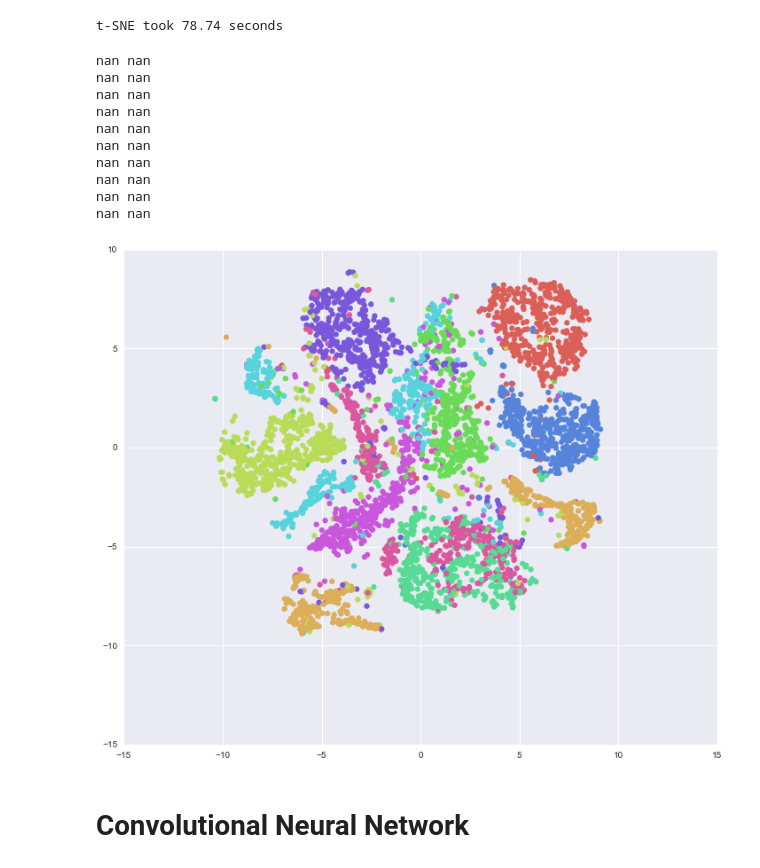
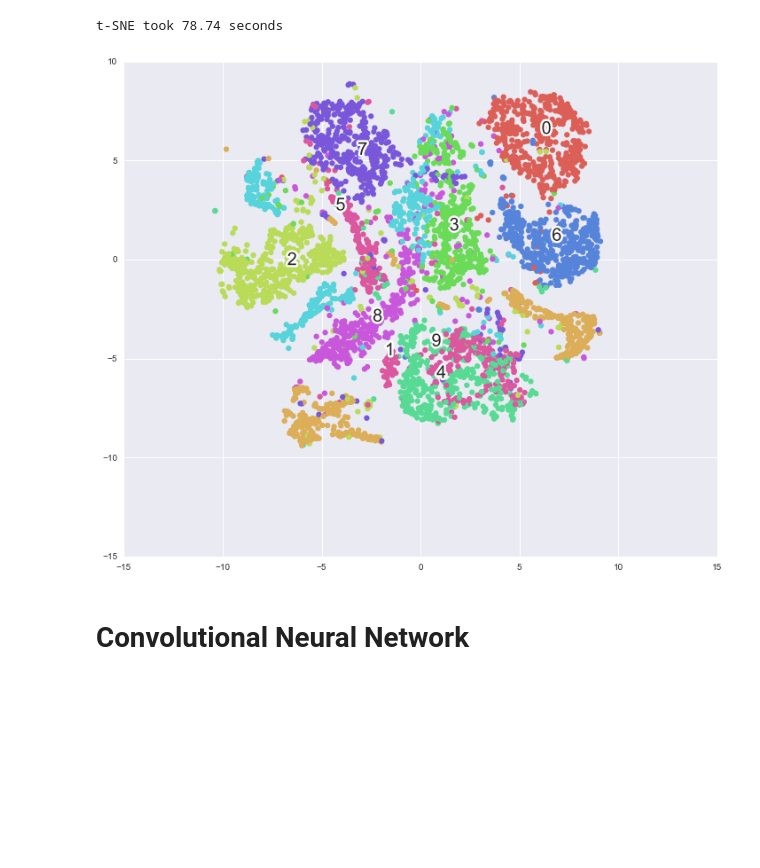
Before and after one commit to thomalm/kaggle, a Jupyter notebook: digit-recognizer/digit-recognizer.ipynb, the cells around one changed output. Drawn from its saved outputs; the diff is of its cells as text; code cells hidden in the pictures; blank space fills up the shorter version.

```diff
--- a/digit-recognizer/digit-recognizer.ipynb
+++ b/digit-recognizer/digit-recognizer.ipynb
@@ -233,34 +233,24 @@ t-SNE took 78.74 seconds
 # %%
 import matplotlib.patheffects as PathEffects
 
 plt.figure(figsize=(12, 12))
 
 def plot_projection(x, colors):
     """
     plot t-SNE projection of digits and label the cluster centers
     """
     palette = np.array(sns.color_palette("hls", 10))
     ax = plt.subplot(aspect='equal')
     sc = ax.scatter(x[:,0], x[:,1], lw=0, s=40, c=palette[colors.astype(np.int)])
     #TODO: Consider changing with colorbar...
     for i in range(10):
         x_text, y_text = np.median(x[np.where( colors == i )], axis=0)
-    #    txt = ax.text(x_text, y_text, str(i), fontsize=20)
-    #    txt.set_path_effects([PathEffects.Stroke(linewidth=5, foreground="w"), PathEffects.Normal()])
+        txt = ax.text(x_text, y_text, str(i), fontsize=20)
+        txt.set_path_effects([PathEffects.Stroke(linewidth=5, foreground="w"), PathEffects.Normal()])
 
 plot_projection(digits_proj, y[:NUM_SAMPLES])
 # %% [output]
-nan nan
-nan nan
-nan nan
-nan nan
-nan nan
-nan nan
-nan nan
-nan nan
-nan nan
-nan nan
-[figure, old version]
+[figure, new version]
 # %% [markdown]
 # Convolutional Neural Network
 # %% [markdown]
```
